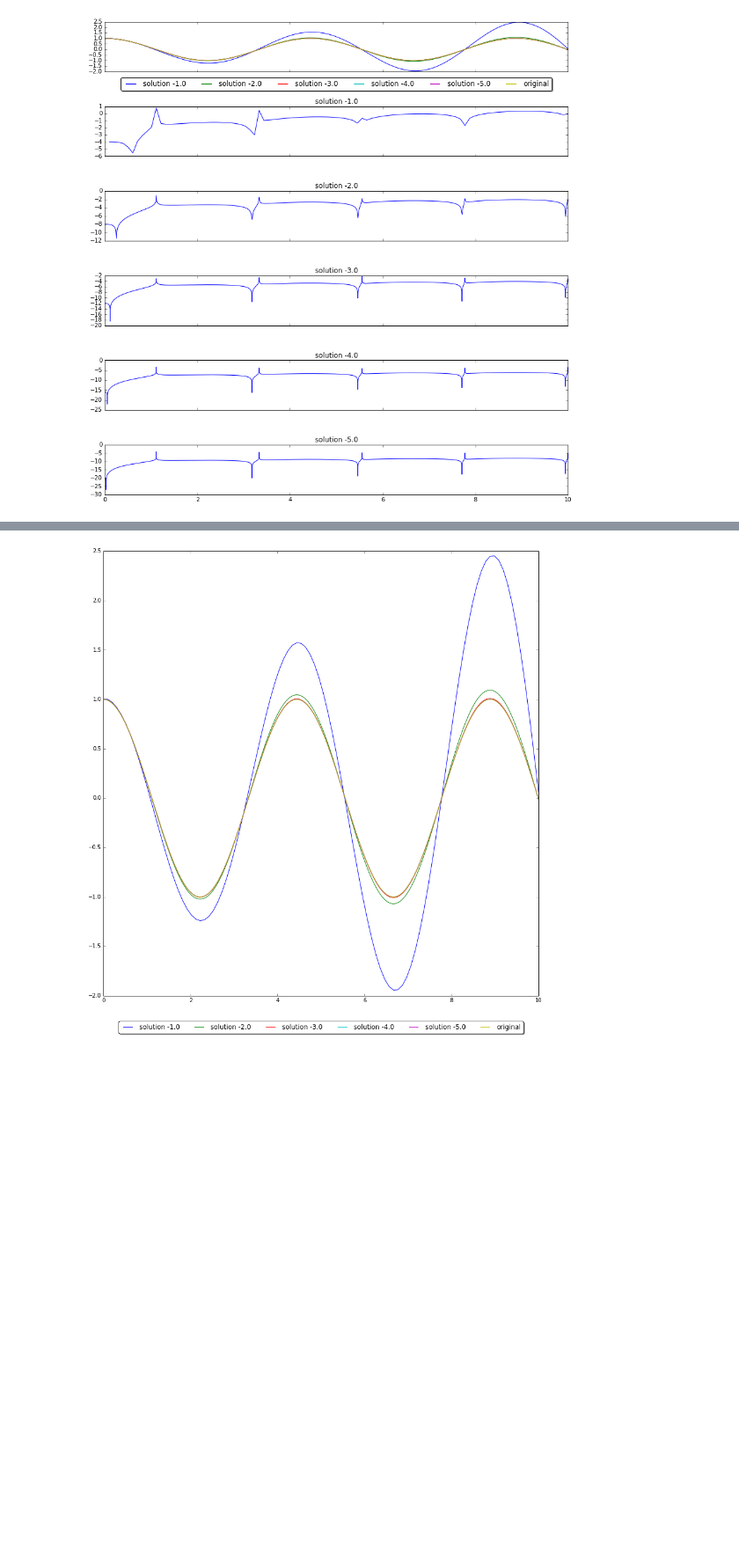
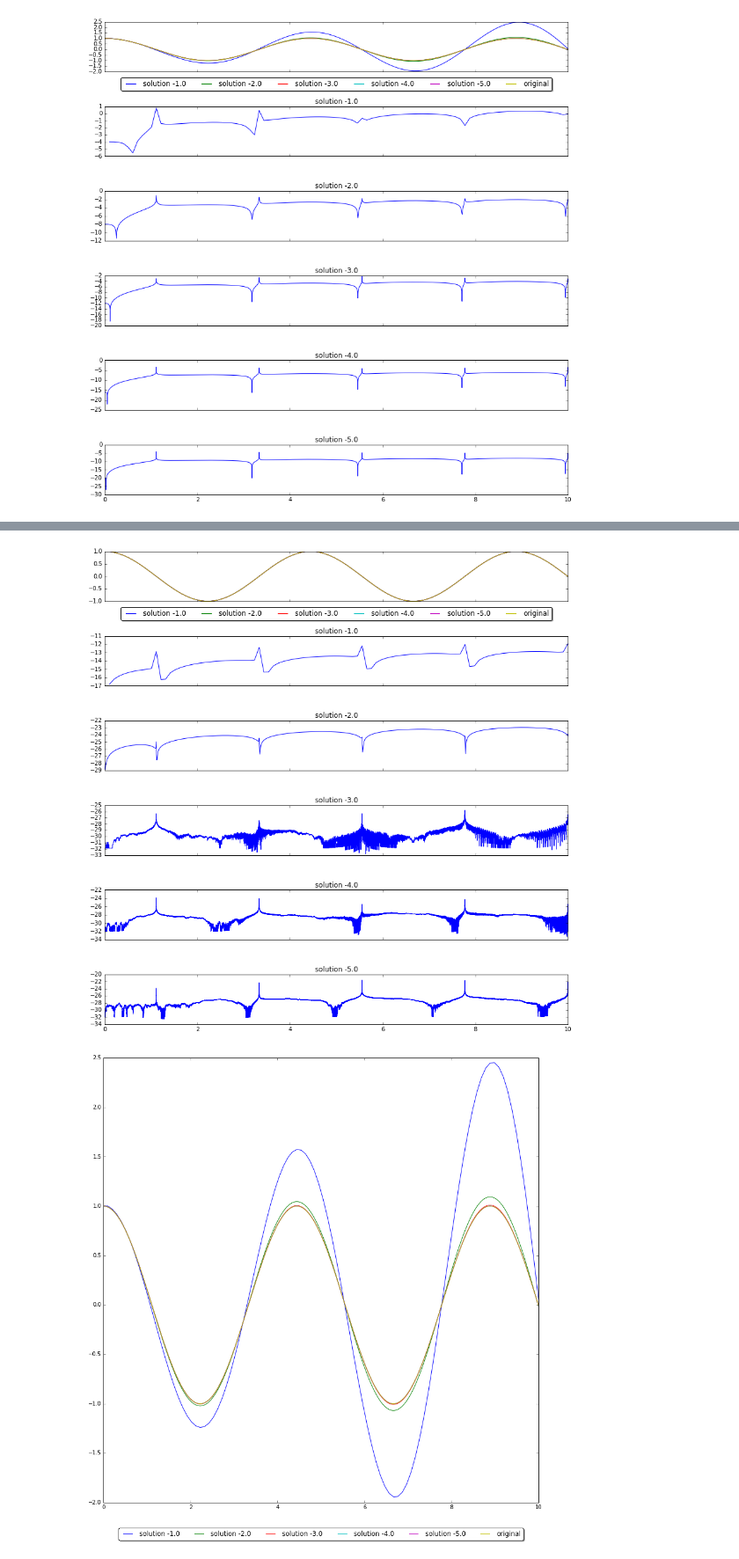
Before and after one commit to scoiatael/MZP, a Jupyter notebook: Lista5.ipynb, the cells around one changed output, grey strips where cells are left out. Shown: that part at 88% size. Saved outputs shown, nothing was run; the diff lists cells and outputs as text; code cells hidden in the pictures; blank space fills up the shorter version.

```diff
--- a/Lista5.ipynb
+++ b/Lista5.ipynb
@@ -140,3 +189,21 @@ plot_results_for(middle_point, with_n = [1e2, 1e3, 1e4, 1e5, 1e6])
+# %%
+VERNER_Y = [1/6., 4/15., 2/3., 5/6., 1., 1/15., 1.]
+VERNER_X = [
+    [1/6.],
+    [4/75., 16/75.],
+    [5/6., -8/3., 5/2.],
+    [-165/64., 55/6., -425/64., 85/96.],
+    [12/5., -8., 4015/612., -11/36., 88/255.],
+    [-8263/15000., 124/75., -643/680., -81/250., 2484/10625., 0],
+    [3501/1720., -300/43., 297275/52632., -319/2322., 24068/84065., 0., 3850/26703.],
+    [3/40., 0., 875/2244., 23/72., 264/1955., 0., 125/11792., 43/616.],
+    [13/160., 0., 2375/5984., 5/16., 12/85., 3/44., 0., 0.]
+]
+# %%
+plot_results_for(ArrayMethod(VERNER_Y, VERNER_X).method,
+                 with_n = [1e2, 1e3, 1e4, 1e5, 1e6])
+# %% [output]
+[figure, added]
 # %%
 def z(t, Ys):
     y, v = Ys
```
Also changed, not shown: parts of 6 cells of this notebook, 1 other file.
